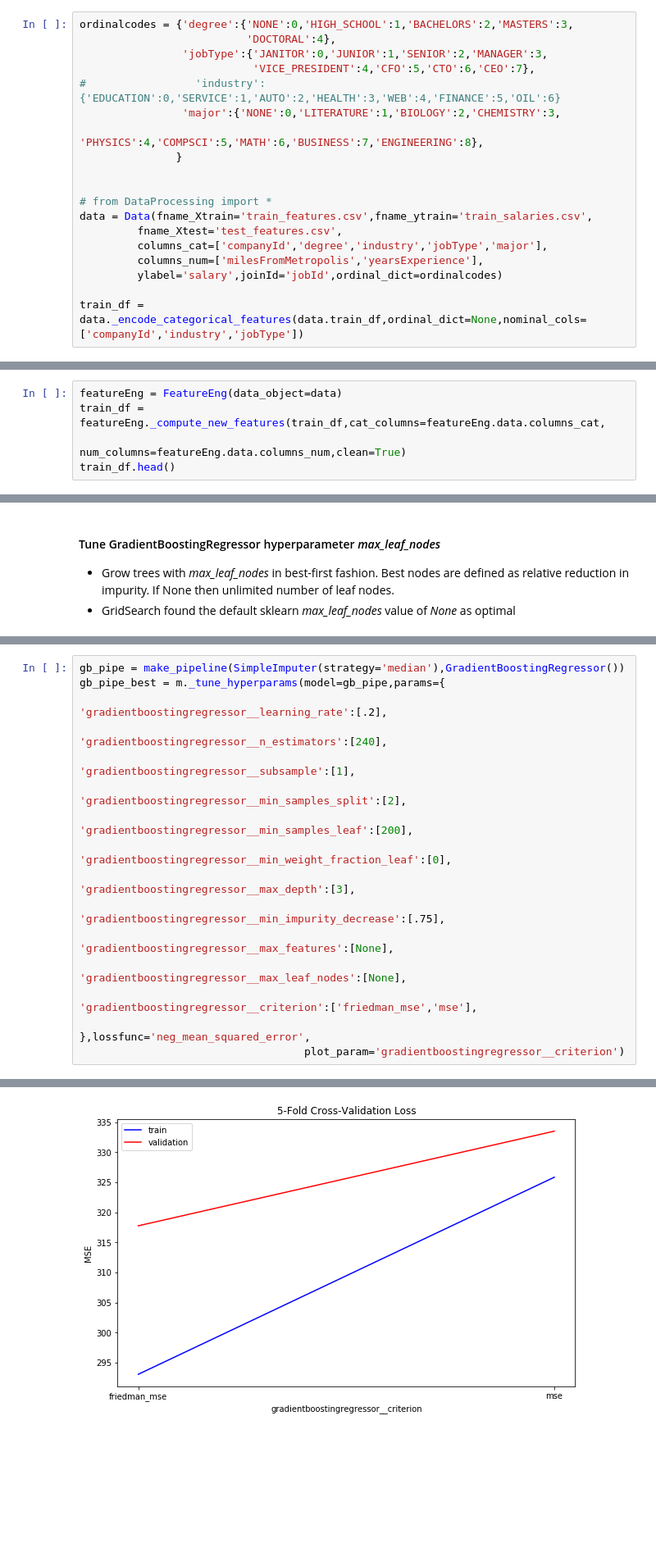
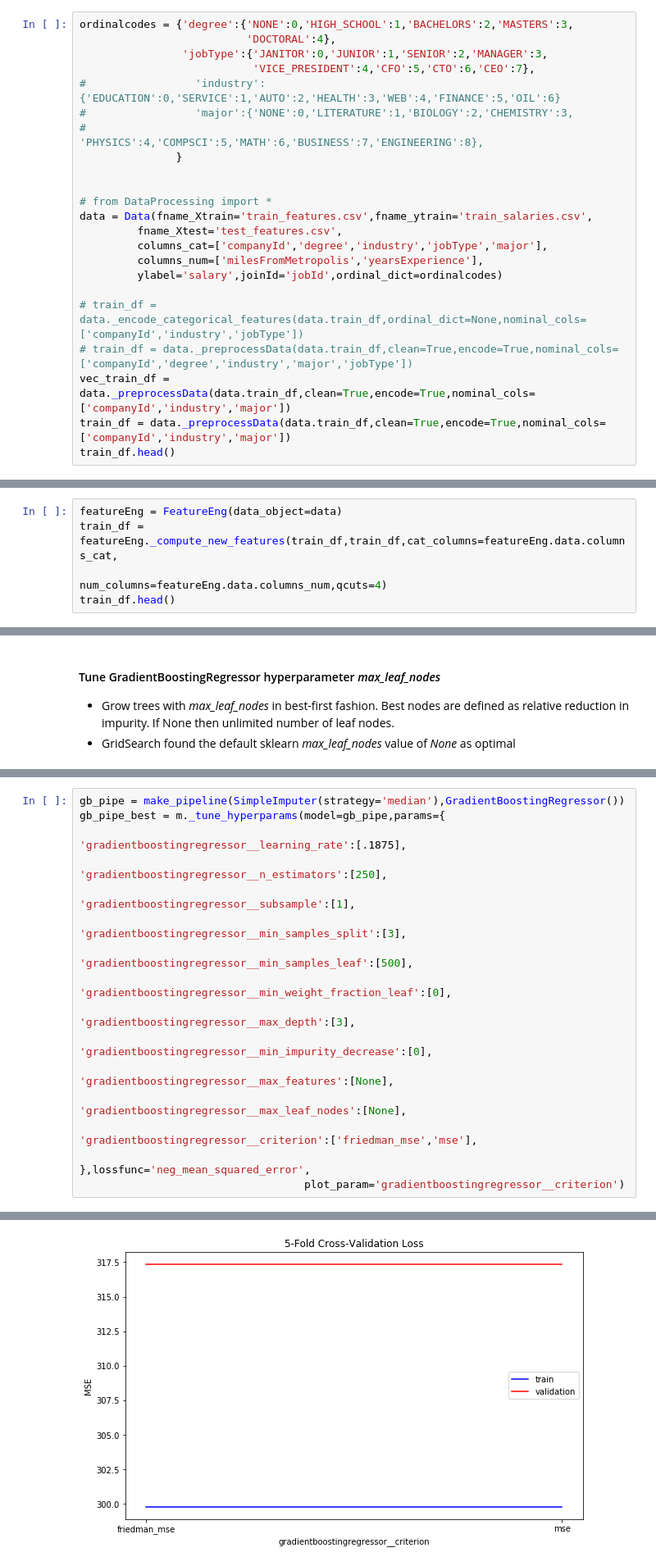
Before and after one commit to JeffreyTsaiProjects/SalaryPrediction, a Jupyter notebook: TuneEstimators.ipynb, the cells around one changed output, grey strips where cells are left out. Shown at 82% size. Drawn from its saved outputs; the diff is of its cells as text; blank space fills up the shorter version.

Commit message:
updated RandomForestRegressor and GradientBoostingRegressor tunings

```diff
--- a/TuneEstimators.ipynb
+++ b/TuneEstimators.ipynb
@@ -134,8 +93,8 @@ ordinalcodes = {'degree':{'NONE':0,'HIGH_SCHOOL':1,'BACHELORS':2,'MASTERS':3,
                 'jobType':{'JANITOR':0,'JUNIOR':1,'SENIOR':2,'MANAGER':3,
                            'VICE_PRESIDENT':4,'CFO':5,'CTO':6,'CEO':7},
 #                 'industry':{'EDUCATION':0,'SERVICE':1,'AUTO':2,'HEALTH':3,'WEB':4,'FINANCE':5,'OIL':6}
-                'major':{'NONE':0,'LITERATURE':1,'BIOLOGY':2,'CHEMISTRY':3,
-                         'PHYSICS':4,'COMPSCI':5,'MATH':6,'BUSINESS':7,'ENGINEERING':8},
+#                 'major':{'NONE':0,'LITERATURE':1,'BIOLOGY':2,'CHEMISTRY':3,
+#                          'PHYSICS':4,'COMPSCI':5,'MATH':6,'BUSINESS':7,'ENGINEERING':8},
                }
 
 
@@ -146,4 +105,8 @@ data = Data(fname_Xtrain='train_features.csv',fname_ytrain='train_salaries.csv',
          columns_num=['milesFromMetropolis','yearsExperience'],
          ylabel='salary',joinId='jobId',ordinal_dict=ordinalcodes)
 
-train_df = data._encode_categorical_features(data.train_df,ordinal_dict=None,nominal_cols=['companyId','industry','jobType'])
+# train_df = data._encode_categorical_features(data.train_df,ordinal_dict=None,nominal_cols=['companyId','industry','jobType'])
+# train_df = data._preprocessData(data.train_df,clean=True,encode=True,nominal_cols=['companyId','degree','industry','major','jobType'])
+vec_train_df = data._preprocessData(data.train_df,clean=True,encode=True,nominal_cols=['companyId','industry','major'])
+train_df = data._preprocessData(data.train_df,clean=True,encode=True,nominal_cols=['companyId','industry','major'])
+train_df.head()
@@ -151,7 +121,7 @@ train_df = data._encode_categorical_features(data.train_df,ordinal_dict=None,nom
 #### Instantiate feature engineering object and compute grouped statistics as new features
 # %%
 featureEng = FeatureEng(data_object=data)
-train_df = featureEng._compute_new_features(train_df,cat_columns=featureEng.data.columns_cat,
-                                            num_columns=featureEng.data.columns_num,clean=True)
+train_df = featureEng._compute_new_features(train_df,train_df,cat_columns=featureEng.data.columns_cat,
+                                            num_columns=featureEng.data.columns_num,qcuts=4)
 train_df.head()
 # %% [output]
@@ -579,14 +549,14 @@ gridsearch best score: 317.576092853
 # %%
 gb_pipe = make_pipeline(SimpleImputer(strategy='median'),GradientBoostingRegressor())
 gb_pipe_best = m._tune_hyperparams(model=gb_pipe,params={
-                                                         'gradientboostingregressor__learning_rate':[.2],
-                                                         'gradientboostingregressor__n_estimators':[240],
+                                                         'gradientboostingregressor__learning_rate':[.1875],
+                                                         'gradientboostingregressor__n_estimators':[250],
                                                          'gradientboostingregressor__subsample':[1],
-                                                         'gradientboostingregressor__min_samples_split':[2],
-                                                         'gradientboostingregressor__min_samples_leaf':[200],
+                                                         'gradientboostingregressor__min_samples_split':[3],
+                                                         'gradientboostingregressor__min_samples_leaf':[500],
                                                          'gradientboostingregressor__min_weight_fraction_leaf':[0],
                                                          'gradientboostingregressor__max_depth':[3],
-                                                         'gradientboostingregressor__min_impurity_decrease':[.75],
+                                                         'gradientboostingregressor__min_impurity_decrease':[0],
                                                          'gradientboostingregressor__max_features':[None],
                                                          'gradientboostingregressor__max_leaf_nodes':[None],
                                                          'gradientboostingregressor__criterion':['friedman_mse','mse'],
@@ -600 +570 @@ gridsearch best score: 317.763733505
-[figure, old version]
+[figure, new version]
```
Also changed, not shown: parts of 33 cells of this notebook.
